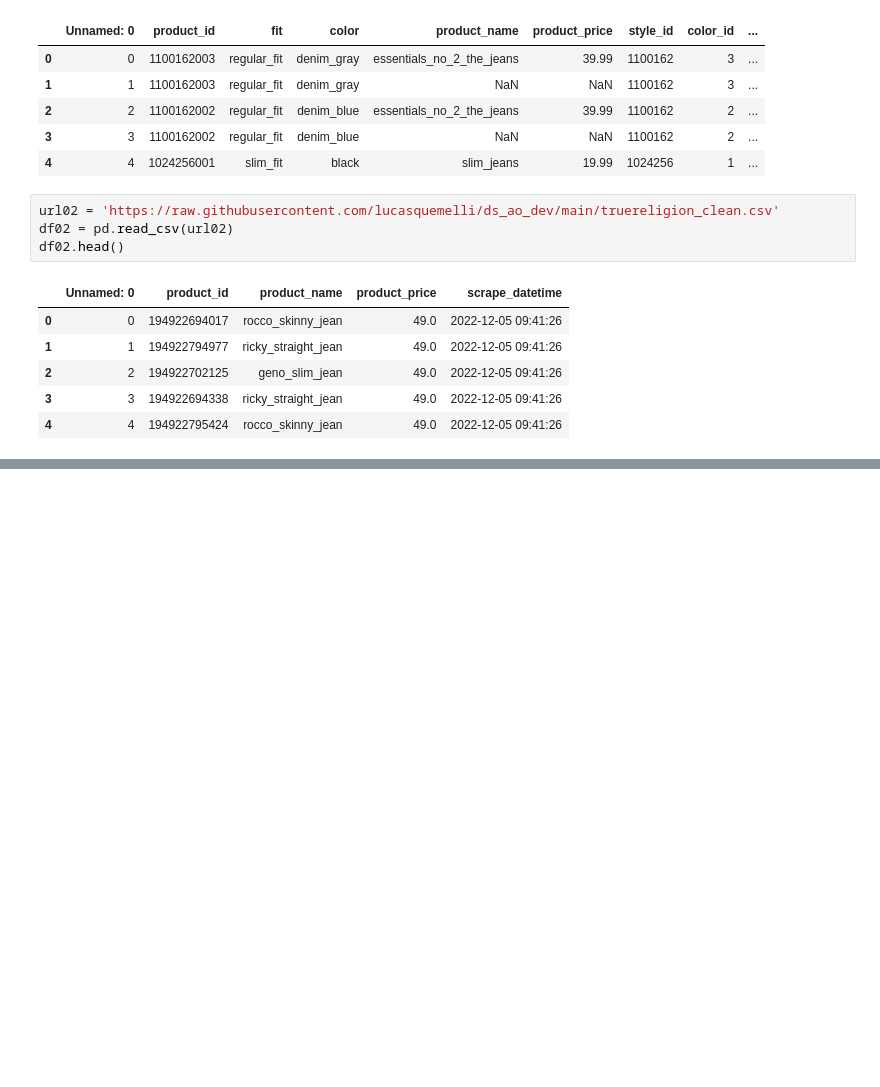
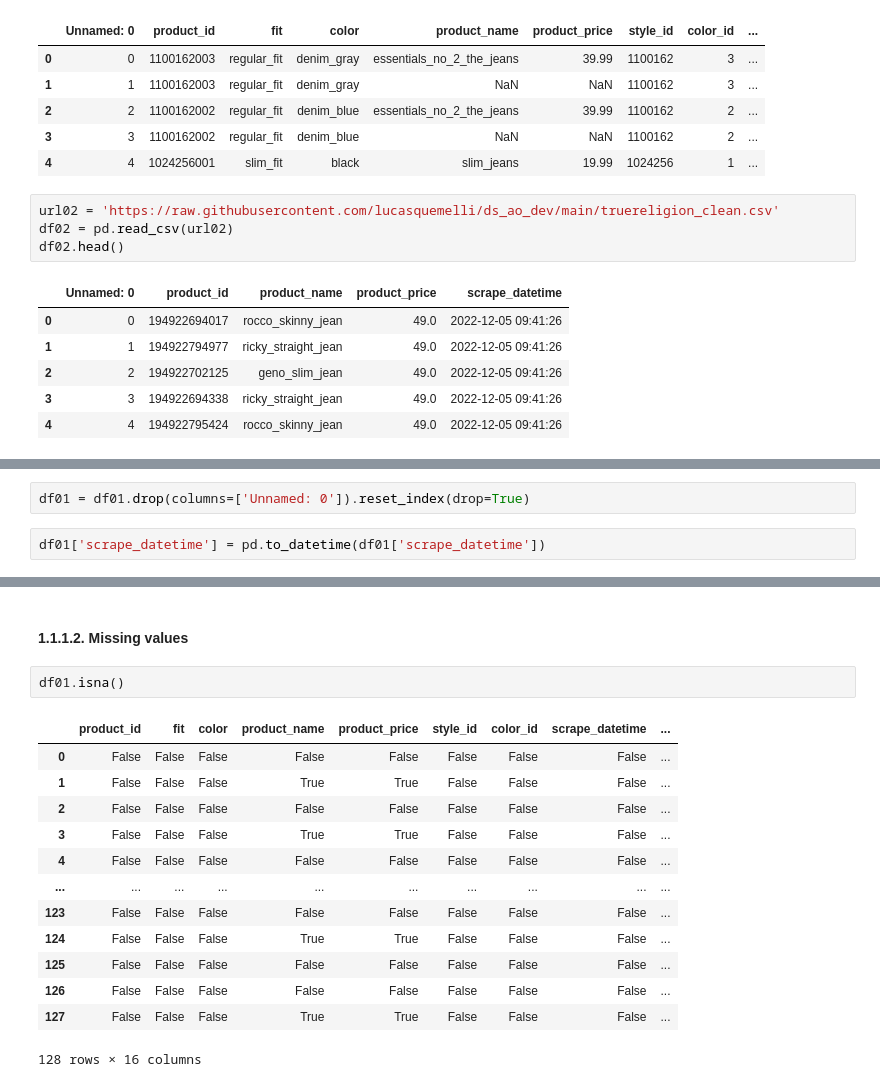
Before and after one commit to lucasquemelli/Star_Jeans, a Jupyter notebook: star_jeans.ipynb, the cells around one changed output, grey strips where cells are left out. Saved outputs shown, nothing was run; the diff lists cells and outputs as text; blank space fills up the shorter version.

```diff
--- a/star_jeans.ipynb
+++ b/star_jeans.ipynb
@@ -39,0 +73,4 @@ df02.head()
+# %%
+df01 = df01.drop(columns=['Unnamed: 0']).reset_index(drop=True)
+# %%
+df01['scrape_datetime'] = pd.to_datetime(df01['scrape_datetime'])
@@ -39,0 +97,18 @@ df02.head()
+# %% [markdown]
+#### 1.1.1.2. Missing values
+# %%
+df01.isna()
+# %% [output]
+|  | product_id | fit | color | product_name | product_price | style_id | color_id | scrape_datetime | ... |
+| 0 | False | False | False | False | False | False | False | False | ... |
+| 1 | False | False | False | True | True | False | False | False | ... |
+| 2 | False | False | False | False | False | False | False | False | ... |
+| 3 | False | False | False | True | True | False | False | False | ... |
+| 4 | False | False | False | False | False | False | False | False | ... |
+| ... | ... | ... | ... | ... | ... | ... | ... | ... | ... |
+| 123 | False | False | False | False | False | False | False | False | ... |
+| 124 | False | False | False | True | True | False | False | False | ... |
+| 125 | False | False | False | False | False | False | False | False | ... |
+| 126 | False | False | False | False | False | False | False | False | ... |
+| 127 | False | False | False | True | True | False | False | False | ... |
+128 rows × 16 columns
```
Also changed, not shown: parts of 15 cells of this notebook.
